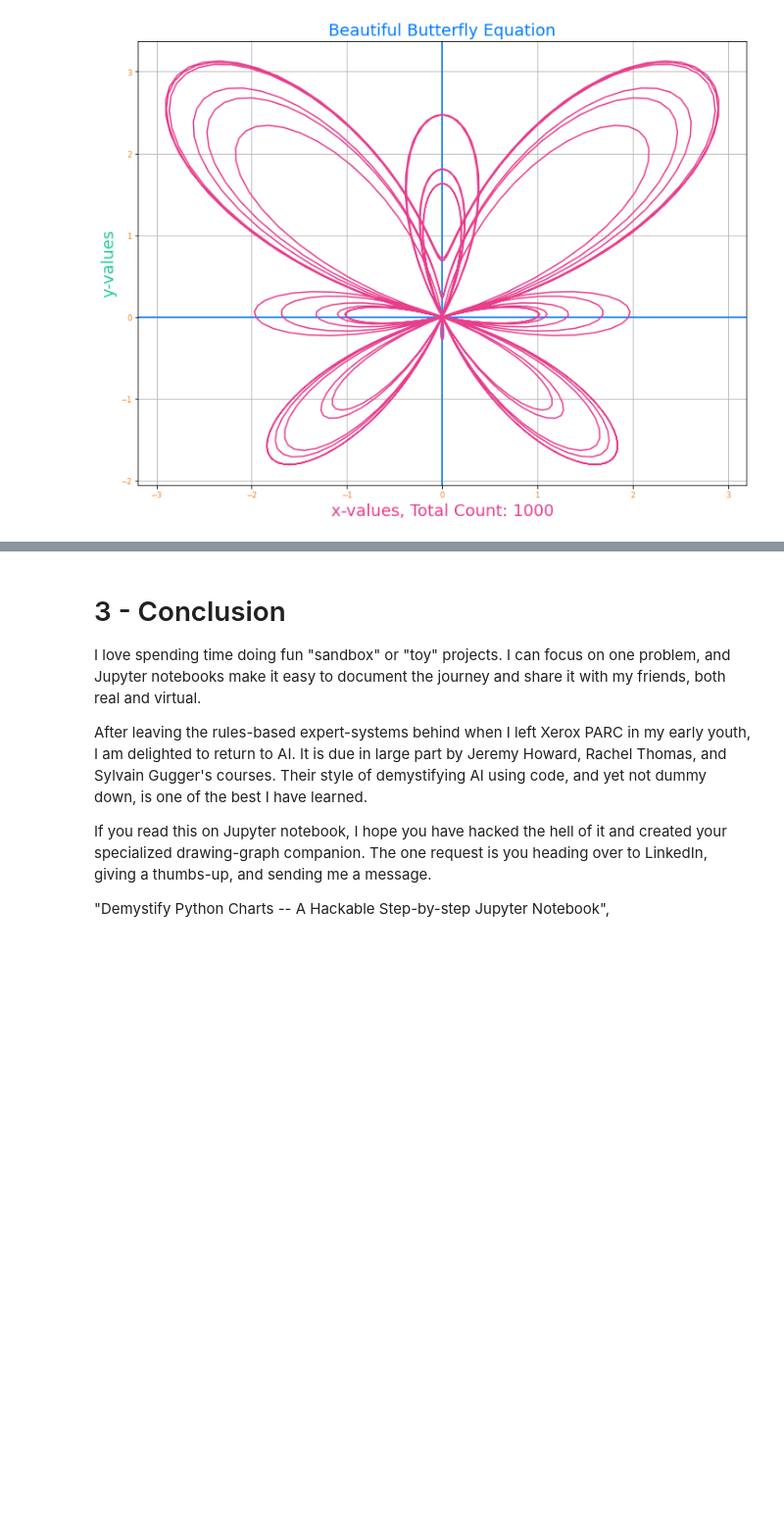
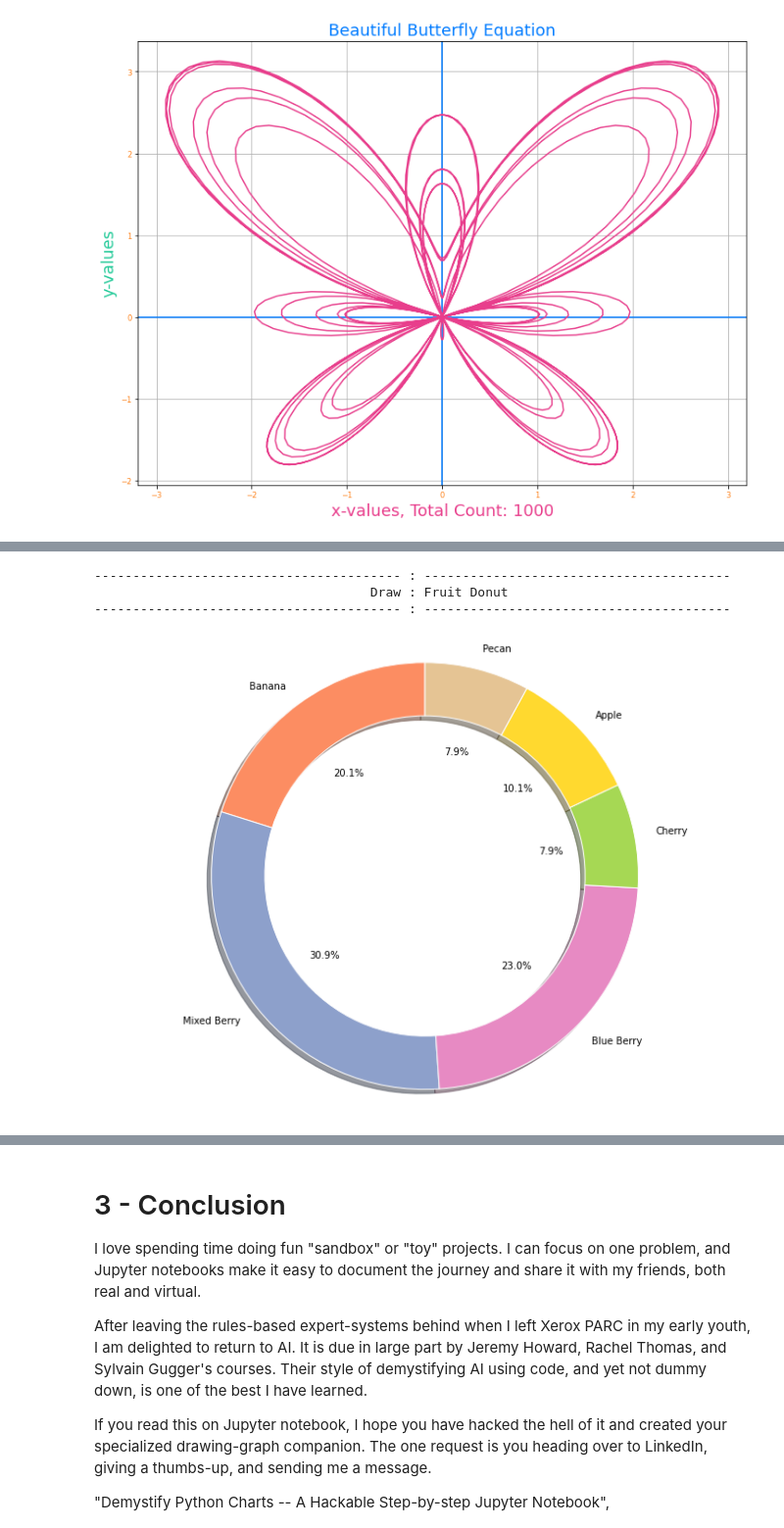
Before and after one commit to duchaba/python_graphs_p2go, a Jupyter notebook: Python_Graphs_p2go.ipynb, the cells around one changed output, grey strips where cells are left out. Shown at 98% size. Drawn from its saved outputs; the diff is of its cells as text; code cells hidden in the pictures; blank space fills up the shorter version.

```diff
--- a/Python_Graphs_p2go.ipynb
+++ b/Python_Graphs_p2go.ipynb
@@ -636,0 +747,8 @@ canvas.show()
+# %%
+# draw donut
+snoopy.draw_graph_pie(is_donut=True)
+# %% [output]
+---------------------------------------- : ----------------------------------------
+                                    Draw : Fruit Donut
+---------------------------------------- : ----------------------------------------
+[figure, added]
```
Also changed, not shown: parts of 14 cells of this notebook.
